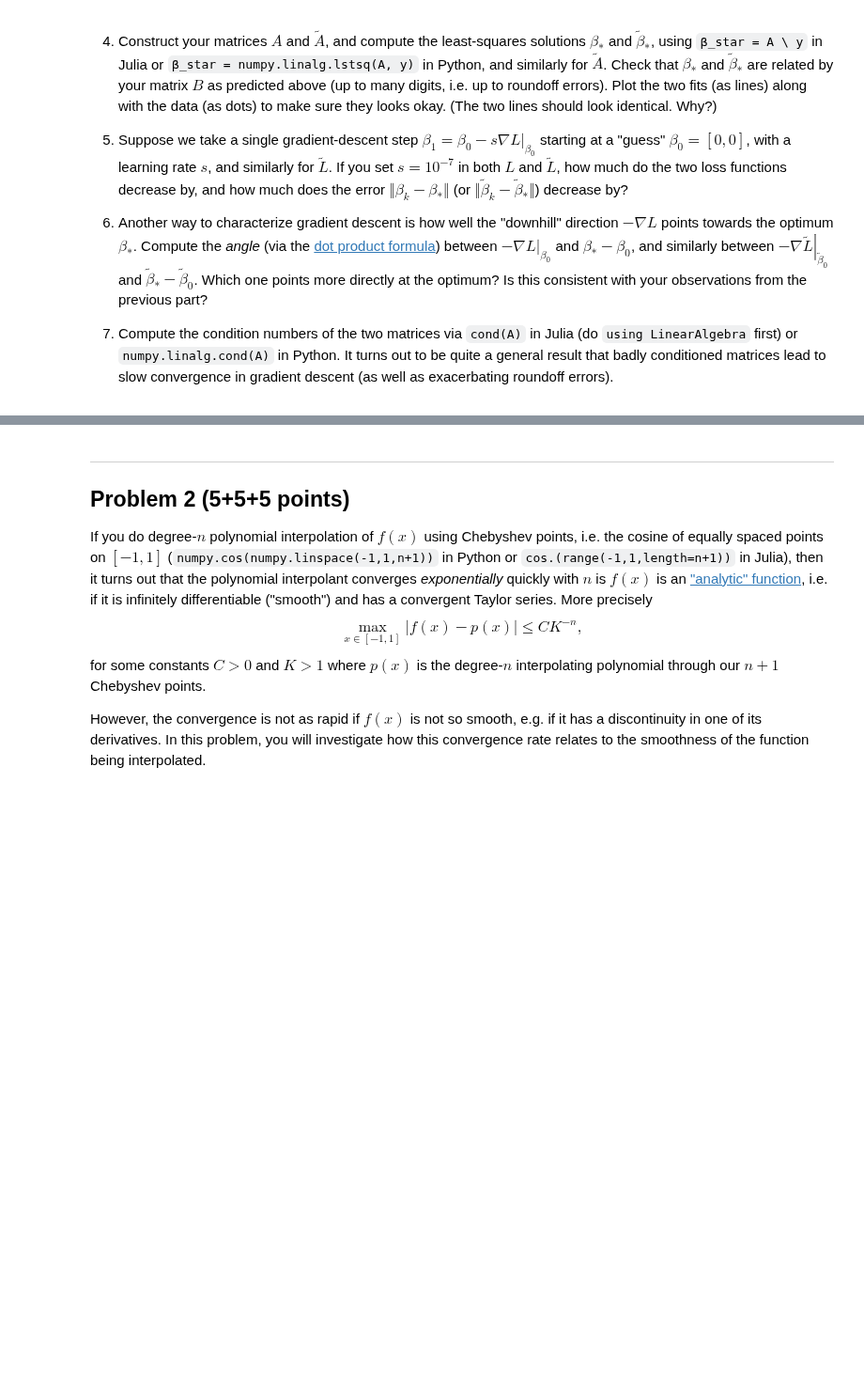
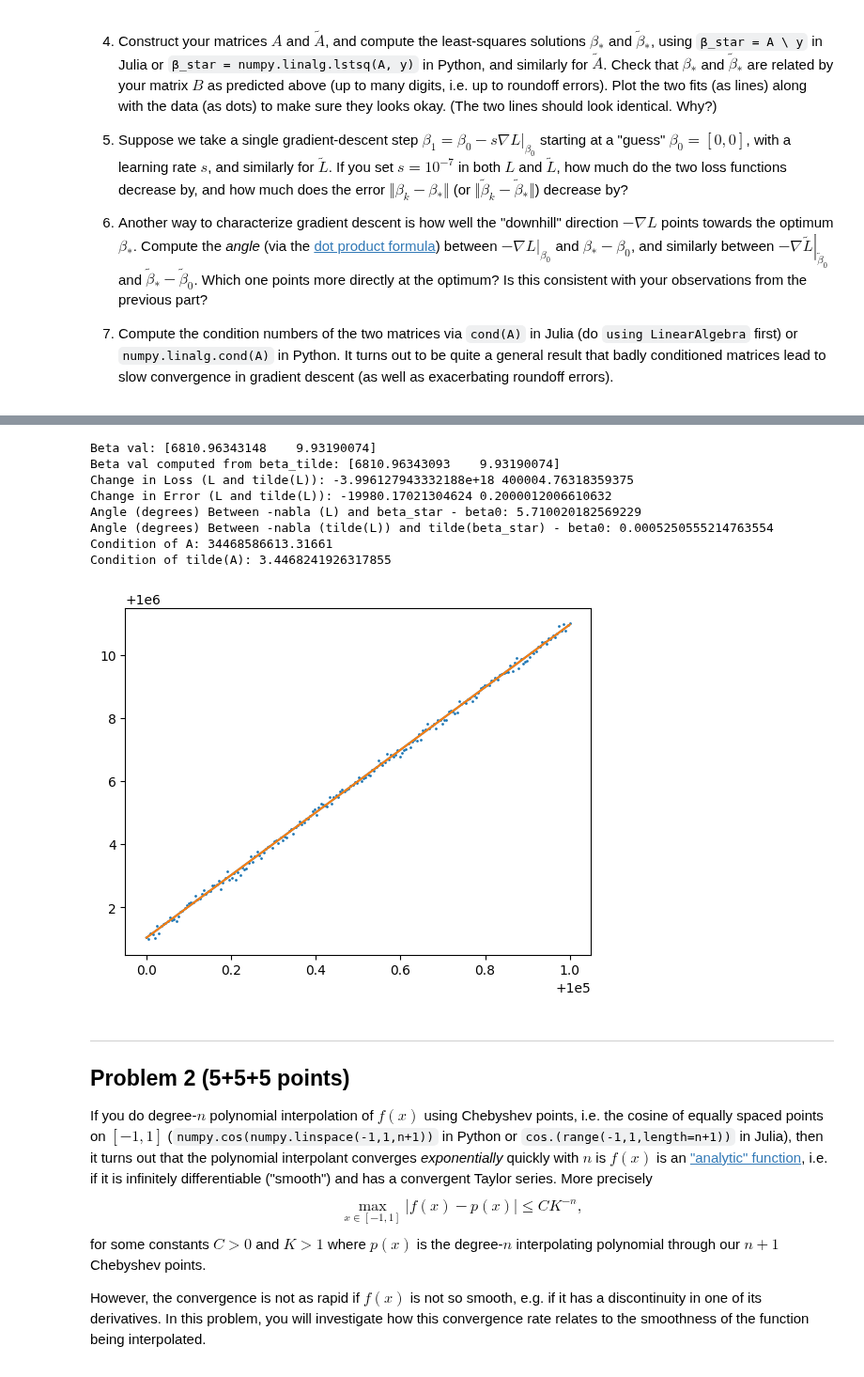
Before and after one commit to mitmath/numerical_hub, a Jupyter notebook: psets/pset2sol.ipynb, the cells around one changed output, grey strips where cells are left out. Shown at 94% size. Drawn from its saved outputs; the diff is of its cells as text; code cells hidden in the pictures; blank space fills up the shorter version.

```diff
--- a/psets/pset2sol.ipynb
+++ b/psets/pset2sol.ipynb
@@ -55,3 +105,48 @@ y = 1 + 10*x + 0.1 * np.random.randn(len(x))
 6. Another way to characterize gradient descent is how well the "downhill" direction $-\nabla L$ points towards the optimum $\beta_*$.  Compute the *angle* (via the [dot product formula](https://en.wikipedia.org/wiki/Dot_product#Geometric_definition)) between $\left. -\nabla L \right|_{\beta_0}$ and $\beta_* - \beta_0$, and similarly between $\left. -\nabla \tilde{L} \right|_{\tilde{\beta}_0}$ and $\tilde{\beta}_* - \tilde{\beta}_0$.  Which one points more directly at the optimum?   Is this consistent with your observations from the previous part?
 
 7. Compute the condition numbers of the two matrices via `cond(A)` in Julia (do `using LinearAlgebra` first) or `numpy.linalg.cond(A)` in Python.   It turns out to be quite a general result that badly conditioned matrices lead to slow convergence in gradient descent (as well as exacerbating roundoff errors).
+# %%
+import matplotlib.pyplot as plt
+
+# 1.4
+A = np.array([[1,x_val] for x_val in x])
+A1 = np.array([[1, x_val - 100000.5] for x_val in x])
+beta_star = np.linalg.lstsq(A,y)[0]
+beta_star1 = np.linalg.lstsq(A1,y)[0]
+print("Beta val:", beta_star)
+print("Beta val computed from beta_tilde:", np.array([[1,-100000.5],[0, 1]]) @beta_star1)
+plt.plot(x, beta_star[0] + beta_star[1]*x, label="Beta")
+plt.plot(x, beta_star1[0] + beta_star1[1]*(x-100000.5), label="Beta_tilde")
+plt.scatter(x, y, s = 1)
+
+# 1.5
+s = 1e-7
+N = 200
+beta0 = np.array([0,0])
+beta1 = np.array([0,0])
+nabla_L = 2 * A.T @ (A @ beta0 - y)/N
+nabla_L1 = 2 * A1.T @ (A1 @ beta1 - y)/N
+new_beta0 = beta0 - s * nabla_L
+new_beta1 = beta1 - s * nabla_L1
+beta_star = np.array([1, 10])
+beta_star1 = np.array([1 + 10*100000.5, 10])
+print("Change in Loss (L and tilde(L)):", np.mean((A @ beta0 - y)**2)-np.mean((A @ new_beta0 - y)**2), np.mean((A1 @ beta1 - y)**2)-np.mean((A1 @new_beta1 - y)**2))
+print("Change in Error (L and tilde(L)):", np.linalg.norm(beta0 -beta_star)-np.linalg.norm(new_beta0 - beta_star),
+np.linalg.norm(beta1 - beta_star1)-np.linalg.norm(new_beta1 - beta_star1))
+
+
+def included_angle(v1, v2):
+    numerator = np.dot(v1, v2)
+    denominator = np.linalg.norm(v1) * np.linalg.norm(v2)
+    # convert to degrees
+    return np.arccos(numerator / denominator) * (180 / np.pi)
+
+
+# 1.6
+print("Angle (degrees) Between -nabla (L) and beta_star - beta0:",included_angle(-nabla_L, beta_star - beta0))
+print("Angle (degrees) Between -nabla (tilde(L)) and tilde(beta_star) - beta0:", included_angle(-nabla_L1, beta_star1 - beta1))
+
+# 1.7
+print("Condition of A:", np.linalg.cond(A))
+print("Condition of tilde(A):", np.linalg.cond(A1))
+# %% [output]
@@ -58,3 +157,12 @@ y = 1 + 10*x + 0.1 * np.random.randn(len(x))
+Beta val: [6810.96343148    9.93190074]
+Beta val computed from beta_tilde: [6810.96343093    9.93190074]
+Change in Loss (L and tilde(L)): -3.996127943332188e+18 400004.76318359375
+Change in Error (L and tilde(L)): -19980.17021304624 0.2000012006610632
+Angle (degrees) Between -nabla (L) and beta_star - beta0: 5.710020182569229
+Angle (degrees) Between -nabla (tilde(L)) and tilde(beta_star) - beta0: 0.0005250555214763554
+Condition of A: 34468586613.31661
+Condition of tilde(A): 3.4468241926317855
+[figure, added]
 # %% [markdown]
 
 ---
```
Also changed, not shown: parts of 5 cells of this notebook.
